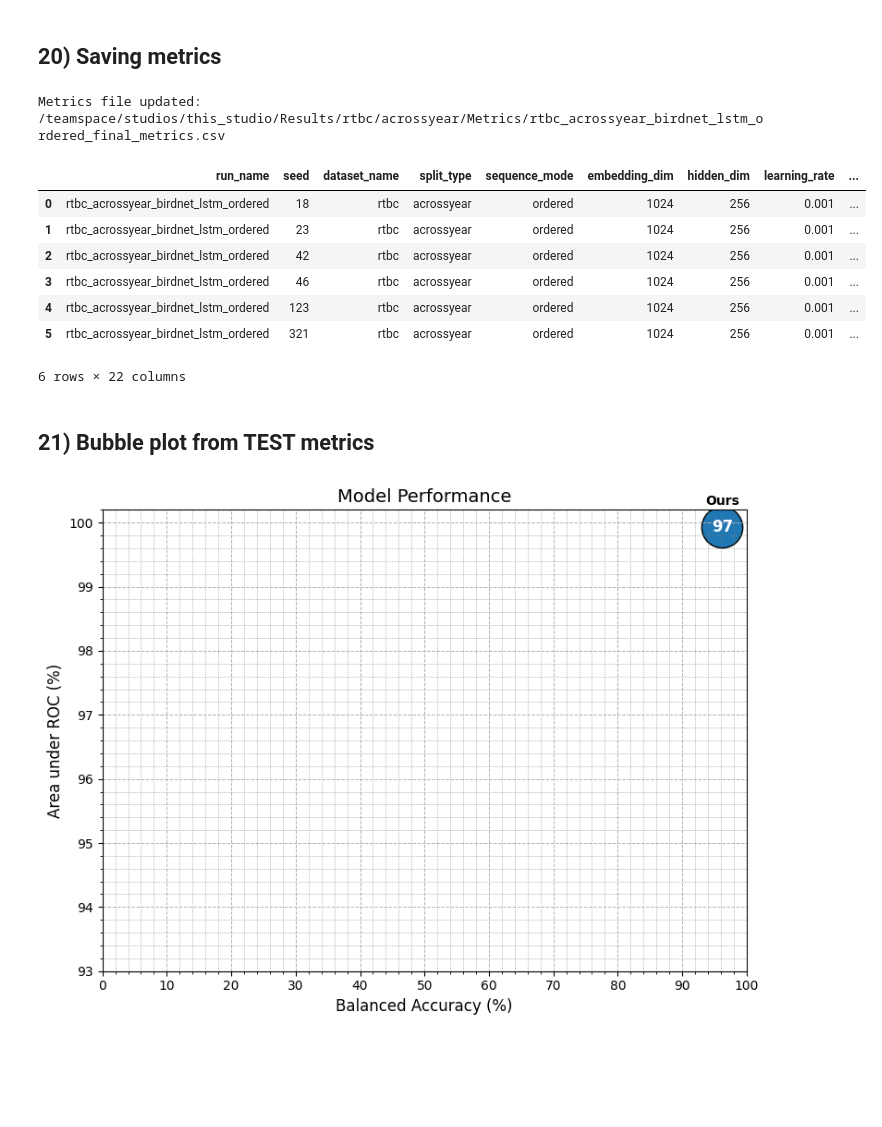
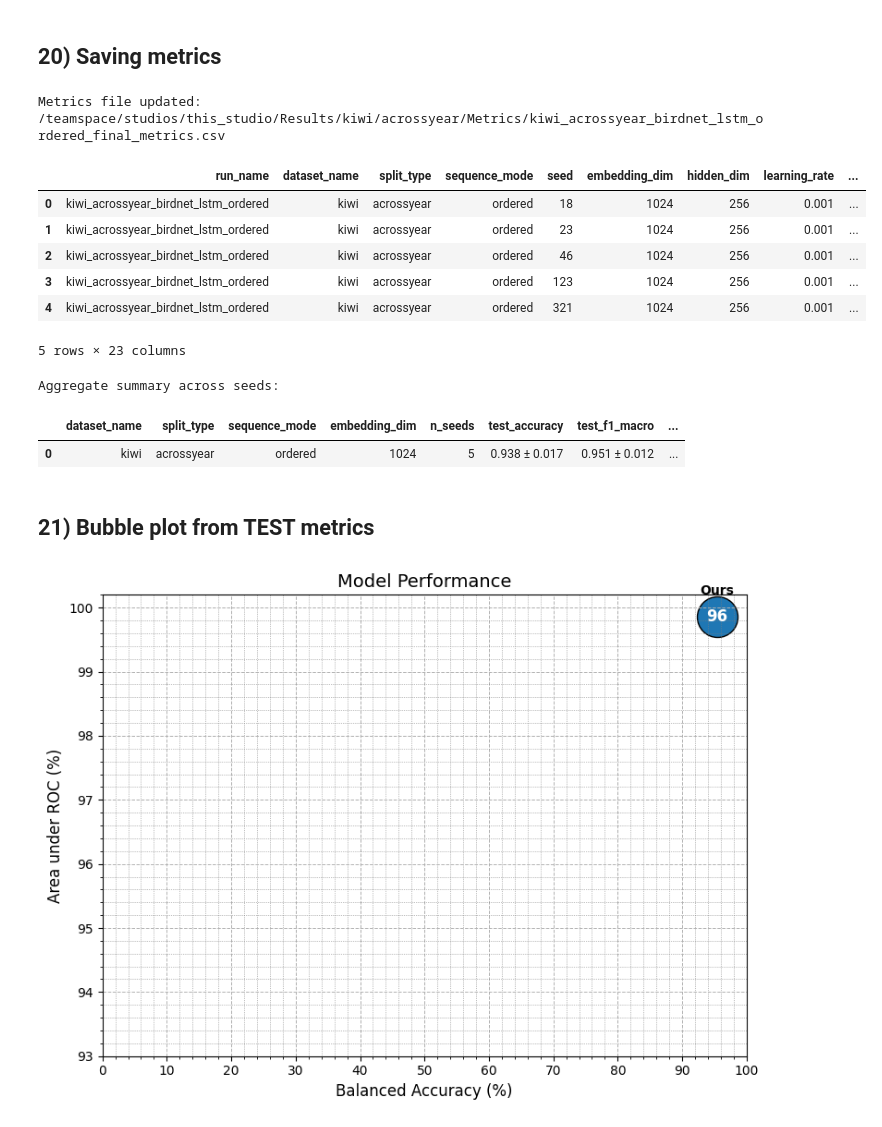
Before and after one commit to jongalon/embedding-to-individual-id, a Jupyter notebook: Notebooks/Template_LSTM_birdnet.ipynb, the cells around one changed output. Saved outputs shown, nothing was run; the diff lists cells and outputs as text; code cells hidden in the pictures; blank space fills up the shorter version.

```diff
--- a/Notebooks/Template_LSTM_birdnet.ipynb
+++ b/Notebooks/Template_LSTM_birdnet.ipynb
@@ -29,7 +29,7 @@ Notes
 
 from lightning import seed_everything
 
-SEED = 42
+SEED = 18
 seed_everything(SEED, workers=True)
 
 from pathlib import Path
@@ -39,7 +39,7 @@ from sklearn.model_selection import train_test_split
 from sklearn.preprocessing import LabelEncoder
 
 # ---- Dataset config ----
-DATASET_NAME = "rtbc"   # options: "chiffchaff", "pipit", "littleowl", "littlepenguin", "kiwi", "rtbc"
+DATASET_NAME = "kiwi"   # options: "chiffchaff", "pipit", "littleowl", "littlepenguin", "kiwi", "rtbc"
 SPLIT_TYPE = "acrossyear"   # options depend on dataset
 SEQUENCE = "ordered"       # options: "ordered", "shuffled"
 
@@ -1210,6 +1309,7 @@ summary_row = {
     "embedding_dim": EMBEDDING_DIM,
     "hidden_dim": HIDDEN_DIM,
     "learning_rate": LEARNING_RATE,
+    "n_frames_test": test_seq_df['n_frames'].mean(),
 
     "val_accuracy": val_metrics["accuracy"],
     "val_balanced_accuracy": val_metrics["balanced_accuracy"],
@@ -1236,42 +1336,72 @@ if METRICS_FILE.exists():
     metrics_df = pd.read_csv(METRICS_FILE)
 
     missing_cols = [c for c in key_cols if c not in metrics_df.columns]
     if missing_cols:
         raise ValueError(
             f"Missing key columns in existing metrics file: {missing_cols}"
         )
 
     mask = pd.Series(True, index=metrics_df.index)
     for col in key_cols:
         mask &= metrics_df[col] == summary_row[col]
 
     if mask.any():
         metrics_df = metrics_df.loc[~mask].copy()
         action = "updated"
     else:
         action = "appended"
 
     metrics_df = pd.concat([metrics_df, new_row_df], ignore_index=True)
 
 else:
     metrics_df = new_row_df.copy()
     action = "created"
 
 metrics_df = metrics_df.sort_values(by=key_cols).reset_index(drop=True)
 metrics_df.to_csv(METRICS_FILE, index=False)
 
 print(f"Metrics file {action}: {METRICS_FILE}")
 display(metrics_df)
 # %% [output]
-Metrics file updated: /teamspace/studios/this_studio/Results/rtbc/acrossyear/Metrics/rtbc_acrossyear_birdnet_lstm_ordered_final_metrics.csv
+Metrics file updated: /teamspace/studios/this_studio/Results/kiwi/acrossyear/Metrics/kiwi_acrossyear_birdnet_lstm_ordered_final_metrics.csv
-|  | run_name | seed | dataset_name | split_type | sequence_mode | embedding_dim | hidden_dim | learning_rate | ... |
-| 0 | rtbc_acrossyear_birdnet_lstm_ordered | 18 | rtbc | acrossyear | ordered | 1024 | 256 | 0.001 | ... |
-| 1 | rtbc_acrossyear_birdnet_lstm_ordered | 23 | rtbc | acrossyear | ordered | 1024 | 256 | 0.001 | ... |
-| 2 | rtbc_acrossyear_birdnet_lstm_ordered | 42 | rtbc | acrossyear | ordered | 1024 | 256 | 0.001 | ... |
-| 3 | rtbc_acrossyear_birdnet_lstm_ordered | 46 | rtbc | acrossyear | ordered | 1024 | 256 | 0.001 | ... |
-| 4 | rtbc_acrossyear_birdnet_lstm_ordered | 123 | rtbc | acrossyear | ordered | 1024 | 256 | 0.001 | ... |
-| 5 | rtbc_acrossyear_birdnet_lstm_ordered | 321 | rtbc | acrossyear | ordered | 1024 | 256 | 0.001 | ... |
+|  | run_name | dataset_name | split_type | sequence_mode | seed | embedding_dim | hidden_dim | learning_rate | ... |
+| 0 | kiwi_acrossyear_birdnet_lstm_ordered | kiwi | acrossyear | ordered | 18 | 1024 | 256 | 0.001 | ... |
+| 1 | kiwi_acrossyear_birdnet_lstm_ordered | kiwi | acrossyear | ordered | 23 | 1024 | 256 | 0.001 | ... |
+| 2 | kiwi_acrossyear_birdnet_lstm_ordered | kiwi | acrossyear | ordered | 46 | 1024 | 256 | 0.001 | ... |
+| 3 | kiwi_acrossyear_birdnet_lstm_ordered | kiwi | acrossyear | ordered | 123 | 1024 | 256 | 0.001 | ... |
+| 4 | kiwi_acrossyear_birdnet_lstm_ordered | kiwi | acrossyear | ordered | 321 | 1024 | 256 | 0.001 | ... |
-6 rows × 22 columns
+5 rows × 23 columns
+# %%
+# ------------------------------------------------------------------
+# Aggregate summary over all seeds currently stored in METRICS_FILE
+# ------------------------------------------------------------------
+metrics_df = pd.read_csv(METRICS_FILE)
+
+metric_cols = ["test_accuracy", "test_f1_macro", "test_roc_auc_macro"]
+missing_metric_cols = [c for c in metric_cols if c not in metrics_df.columns]
+if missing_metric_cols:
+    raise ValueError(f"Missing metric columns in metrics file: {missing_metric_cols}")
+
+aggregate_summary = {
+    "dataset_name": metrics_df["dataset_name"].iloc[0],
+    "split_type": metrics_df["split_type"].iloc[0],
+    "sequence_mode": metrics_df["sequence_mode"].iloc[0],
+    "embedding_dim": metrics_df["embedding_dim"].iloc[0],
+    "n_seeds": metrics_df["seed"].nunique(),
+
+    "test_accuracy": f"{metrics_df['test_accuracy'].mean():.3f} ± {metrics_df['test_accuracy'].std(ddof=1):.3f}",
+    "test_f1_macro": f"{metrics_df['test_f1_macro'].mean():.3f} ± {metrics_df['test_f1_macro'].std(ddof=1):.3f}",
+    "test_roc_auc_macro": f"{metrics_df['test_roc_auc_macro'].mean():.4f} ± {metrics_df['test_roc_auc_macro'].std(ddof=1):.4f}",
+}
+
+aggregate_summary_df = pd.DataFrame([aggregate_summary])
+
+print("\nAggregate summary across seeds:")
+display(aggregate_summary_df)
+# %% [output]
+Aggregate summary across seeds:
+|  | dataset_name | split_type | sequence_mode | embedding_dim | n_seeds | test_accuracy | test_f1_macro | ... |
+| 0 | kiwi | acrossyear | ordered | 1024 | 5 | 0.938 ± 0.017 | 0.951 ± 0.012 | ... |
 # %% [markdown]
 ## 21) Bubble plot from TEST metrics
 # %%
@@ -1324,4 +1454,4 @@ plt.tight_layout()
 plt.savefig(FIGURES_DIR / f"{RUN_NAME}_performance.png", dpi=300)
 plt.show()
 # %% [output]
-[figure, old version]
+[figure, new version]
```
Also changed, not shown: parts of 16 cells of this notebook, 6 other files.
